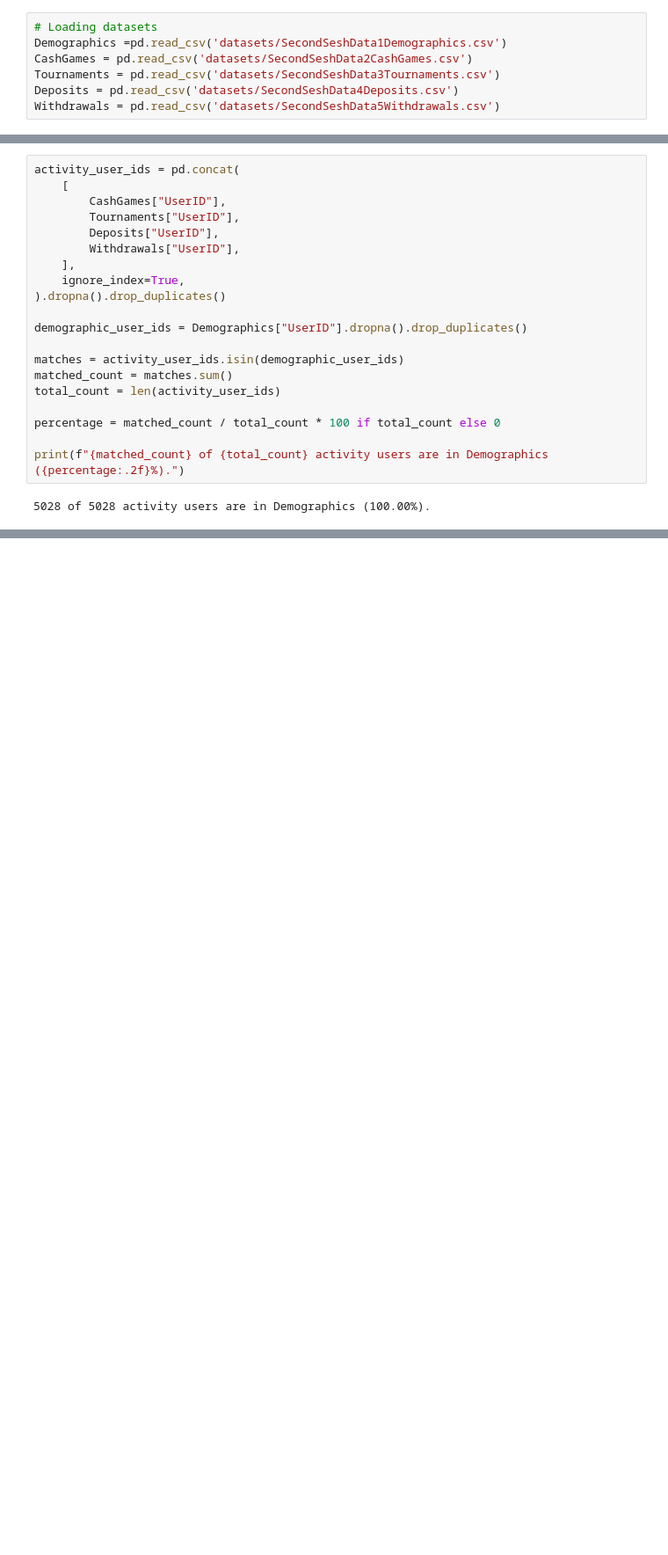
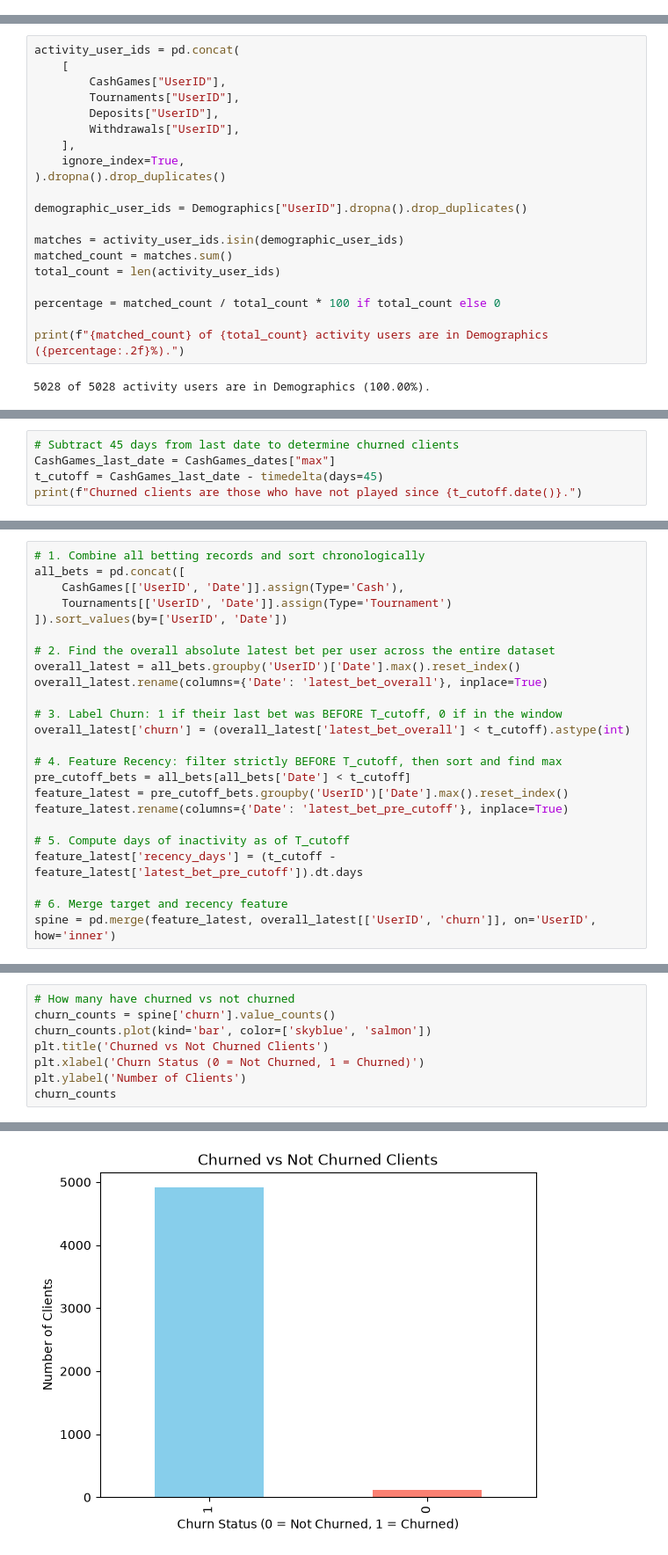
Before and after one commit to Shemshemy/churning, a Jupyter notebook: index.ipynb, the cells around one changed output, grey strips where cells are left out. Shown at 88% size. Cells and saved outputs as stored; diff of their text form; blank space fills up the shorter version.

```diff
--- a/index.ipynb
+++ b/index.ipynb
@@ -22,8 +17 @@ import matplotlib.pyplot as plt
-# %%
-# Loading datasets
-Demographics =pd.read_csv('datasets/SecondSeshData1Demographics.csv')
-CashGames = pd.read_csv('datasets/SecondSeshData2CashGames.csv')
-Tournaments = pd.read_csv('datasets/SecondSeshData3Tournaments.csv')
-Deposits = pd.read_csv('datasets/SecondSeshData4Deposits.csv')
-Withdrawals = pd.read_csv('datasets/SecondSeshData5Withdrawals.csv')
 # %%
@@ -92,0 +118,5 @@ print(f"{matched_count} of {total_count} activity users are in Demographics ({pe
+# %%
+# Subtract 45 days from last date to determine churned clients
+CashGames_last_date = CashGames_dates["max"]
+t_cutoff = CashGames_last_date - timedelta(days=45)
+print(f"Churned clients are those who have not played since {t_cutoff.date()}.")
@@ -92,0 +132,24 @@ print(f"{matched_count} of {total_count} activity users are in Demographics ({pe
+# %%
+# 1. Combine all betting records and sort chronologically
+all_bets = pd.concat([
+    CashGames[['UserID', 'Date']].assign(Type='Cash'),
+    Tournaments[['UserID', 'Date']].assign(Type='Tournament')
+]).sort_values(by=['UserID', 'Date'])
+
+# 2. Find the overall absolute latest bet per user across the entire dataset
+overall_latest = all_bets.groupby('UserID')['Date'].max().reset_index()
+overall_latest.rename(columns={'Date': 'latest_bet_overall'}, inplace=True)
+
+# 3. Label Churn: 1 if their last bet was BEFORE T_cutoff, 0 if in the window
+overall_latest['churn'] = (overall_latest['latest_bet_overall'] < t_cutoff).astype(int)
+
+# 4. Feature Recency: filter strictly BEFORE T_cutoff, then sort and find max
+pre_cutoff_bets = all_bets[all_bets['Date'] < t_cutoff]
+feature_latest = pre_cutoff_bets.groupby('UserID')['Date'].max().reset_index()
+feature_latest.rename(columns={'Date': 'latest_bet_pre_cutoff'}, inplace=True)
+
+# 5. Compute days of inactivity as of T_cutoff
+feature_latest['recency_days'] = (t_cutoff - feature_latest['latest_bet_pre_cutoff']).dt.days
+
+# 6. Merge target and recency feature
+spine = pd.merge(feature_latest, overall_latest[['UserID', 'churn']], on='UserID', how='inner')
@@ -92,0 +163,9 @@ print(f"{matched_count} of {total_count} activity users are in Demographics ({pe
+# %%
+# How many have churned vs not churned
+churn_counts = spine['churn'].value_counts()
+churn_counts.plot(kind='bar', color=['skyblue', 'salmon'])
+plt.title('Churned vs Not Churned Clients')
+plt.xlabel('Churn Status (0 = Not Churned, 1 = Churned)')
+plt.ylabel('Number of Clients')
+churn_counts
+# %% [output]
@@ -92,0 +176 @@ print(f"{matched_count} of {total_count} activity users are in Demographics ({pe
+[figure, added]
```
Also changed, not shown: parts of 8 cells of this notebook, 1 other file.
